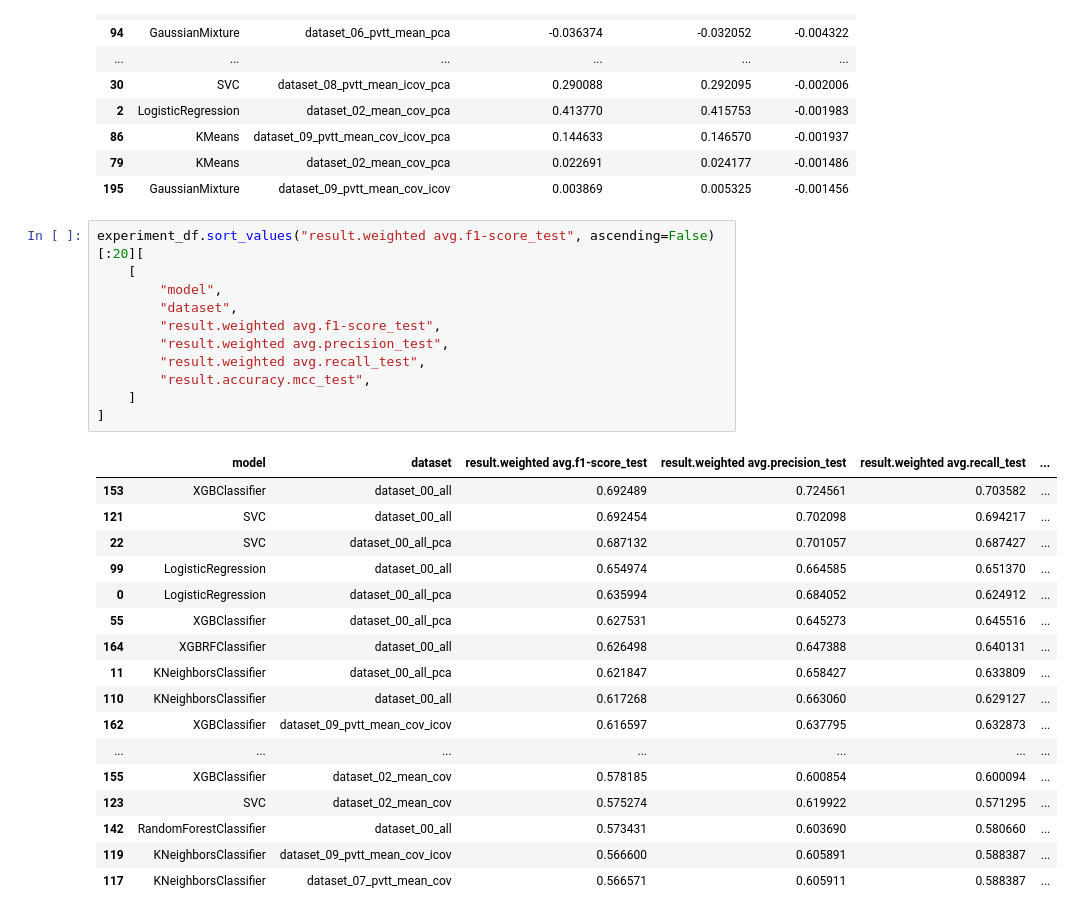
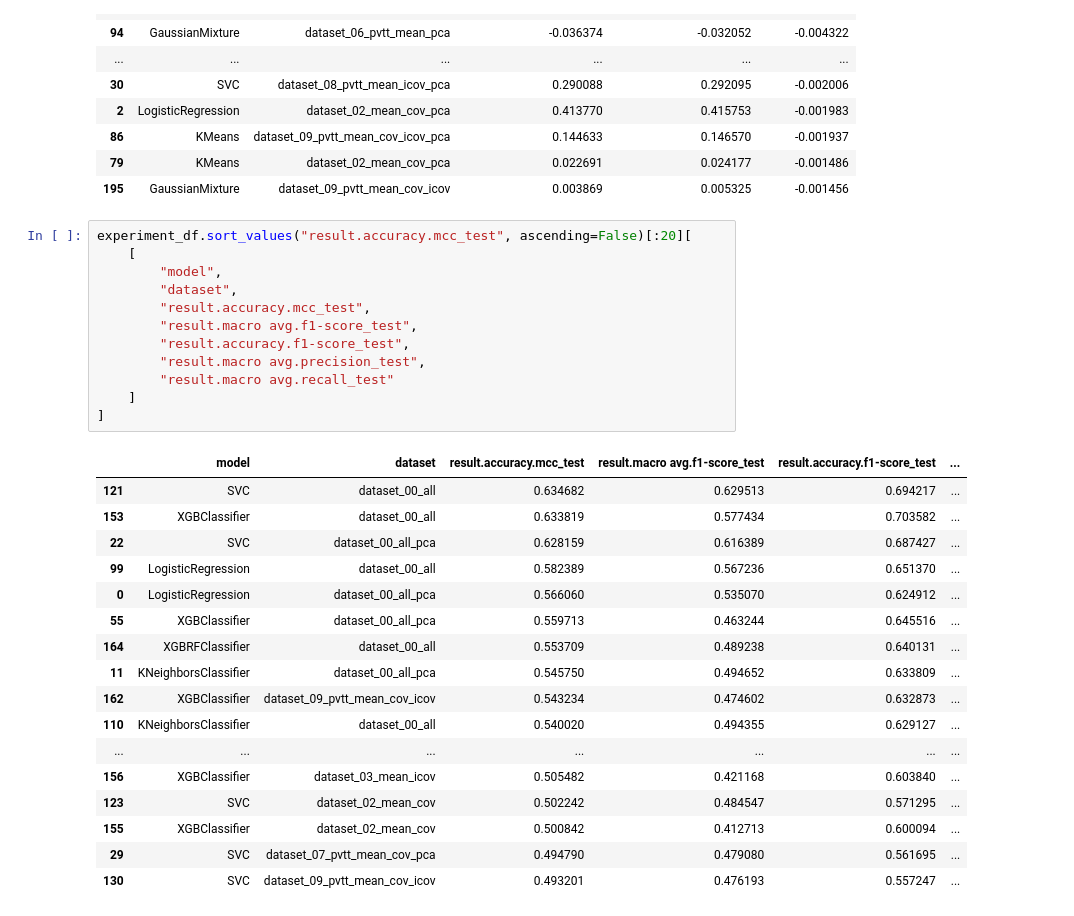
Before and after one commit to RERobbins/mids_w207_music_genre, a Jupyter notebook: member_workspaces/rich/results.ipynb, the cells around one changed output. Cells and saved outputs as stored; diff of their text form.

Commit message:
result stuff

```diff
--- a/member_workspaces/rich/results.ipynb
+++ b/member_workspaces/rich/results.ipynb
@@ -210,31 +230,32 @@ df.sort_values(by=["mcc_difference"])[0:25]
 | 79 | KMeans | dataset_02_mean_cov_pca | 0.022691 | 0.024177 | -0.001486 |
 | 195 | GaussianMixture | dataset_09_pvtt_mean_cov_icov | 0.003869 | 0.005325 | -0.001456 |
 # %%
-experiment_df.sort_values("result.weighted avg.f1-score_test", ascending=False)[:20][
+experiment_df.sort_values("result.accuracy.mcc_test", ascending=False)[:20][
     [
         "model",
         "dataset",
-        "result.weighted avg.f1-score_test",
-        "result.weighted avg.precision_test",
-        "result.weighted avg.recall_test",
         "result.accuracy.mcc_test",
+        "result.macro avg.f1-score_test",
+        "result.accuracy.f1-score_test",
+        "result.macro avg.precision_test",
+        "result.macro avg.recall_test"
     ]
 ]
 # %% [output]
-|  | model | dataset | result.weighted avg.f1-score_test | result.weighted avg.precision_test | result.weighted avg.recall_test | ... |
-| 153 | XGBClassifier | dataset_00_all | 0.692489 | 0.724561 | 0.703582 | ... |
-| 121 | SVC | dataset_00_all | 0.692454 | 0.702098 | 0.694217 | ... |
-| 22 | SVC | dataset_00_all_pca | 0.687132 | 0.701057 | 0.687427 | ... |
-| 99 | LogisticRegression | dataset_00_all | 0.654974 | 0.664585 | 0.651370 | ... |
-| 0 | LogisticRegression | dataset_00_all_pca | 0.635994 | 0.684052 | 0.624912 | ... |
-| 55 | XGBClassifier | dataset_00_all_pca | 0.627531 | 0.645273 | 0.645516 | ... |
-| 164 | XGBRFClassifier | dataset_00_all | 0.626498 | 0.647388 | 0.640131 | ... |
-| 11 | KNeighborsClassifier | dataset_00_all_pca | 0.621847 | 0.658427 | 0.633809 | ... |
-| 110 | KNeighborsClassifier | dataset_00_all | 0.617268 | 0.663060 | 0.629127 | ... |
-| 162 | XGBClassifier | dataset_09_pvtt_mean_cov_icov | 0.616597 | 0.637795 | 0.632873 | ... |
+|  | model | dataset | result.accuracy.mcc_test | result.macro avg.f1-score_test | result.accuracy.f1-score_test | ... |
+| 121 | SVC | dataset_00_all | 0.634682 | 0.629513 | 0.694217 | ... |
+| 153 | XGBClassifier | dataset_00_all | 0.633819 | 0.577434 | 0.703582 | ... |
+| 22 | SVC | dataset_00_all_pca | 0.628159 | 0.616389 | 0.687427 | ... |
+| 99 | LogisticRegression | dataset_00_all | 0.582389 | 0.567236 | 0.651370 | ... |
+| 0 | LogisticRegression | dataset_00_all_pca | 0.566060 | 0.535070 | 0.624912 | ... |
+| 55 | XGBClassifier | dataset_00_all_pca | 0.559713 | 0.463244 | 0.645516 | ... |
+| 164 | XGBRFClassifier | dataset_00_all | 0.553709 | 0.489238 | 0.640131 | ... |
+| 11 | KNeighborsClassifier | dataset_00_all_pca | 0.545750 | 0.494652 | 0.633809 | ... |
+| 162 | XGBClassifier | dataset_09_pvtt_mean_cov_icov | 0.543234 | 0.474602 | 0.632873 | ... |
+| 110 | KNeighborsClassifier | dataset_00_all | 0.540020 | 0.494355 | 0.629127 | ... |
 | ... | ... | ... | ... | ... | ... | ... |
-| 155 | XGBClassifier | dataset_02_mean_cov | 0.578185 | 0.600854 | 0.600094 | ... |
-| 123 | SVC | dataset_02_mean_cov | 0.575274 | 0.619922 | 0.571295 | ... |
-| 142 | RandomForestClassifier | dataset_00_all | 0.573431 | 0.603690 | 0.580660 | ... |
-| 119 | KNeighborsClassifier | dataset_09_pvtt_mean_cov_icov | 0.566600 | 0.605891 | 0.588387 | ... |
-| 117 | KNeighborsClassifier | dataset_07_pvtt_mean_cov | 0.566571 | 0.605911 | 0.588387 | ... |
+| 156 | XGBClassifier | dataset_03_mean_icov | 0.505482 | 0.421168 | 0.603840 | ... |
+| 123 | SVC | dataset_02_mean_cov | 0.502242 | 0.484547 | 0.571295 | ... |
+| 155 | XGBClassifier | dataset_02_mean_cov | 0.500842 | 0.412713 | 0.600094 | ... |
+| 29 | SVC | dataset_07_pvtt_mean_cov_pca | 0.494790 | 0.479080 | 0.561695 | ... |
+| 130 | SVC | dataset_09_pvtt_mean_cov_icov | 0.493201 | 0.476193 | 0.557247 | ... |
```
Also changed, not shown: parts of 8 cells of this notebook, 5 other files.
